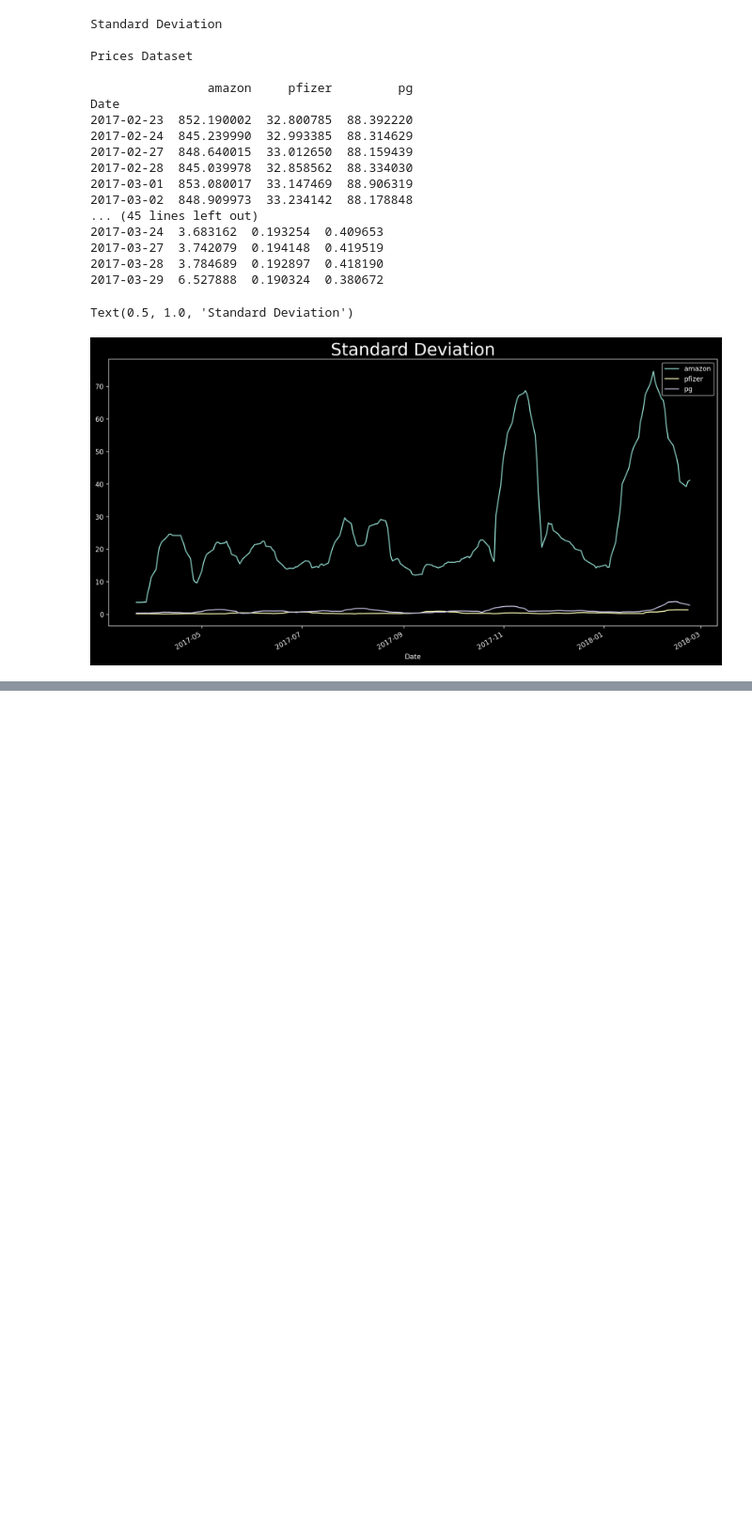
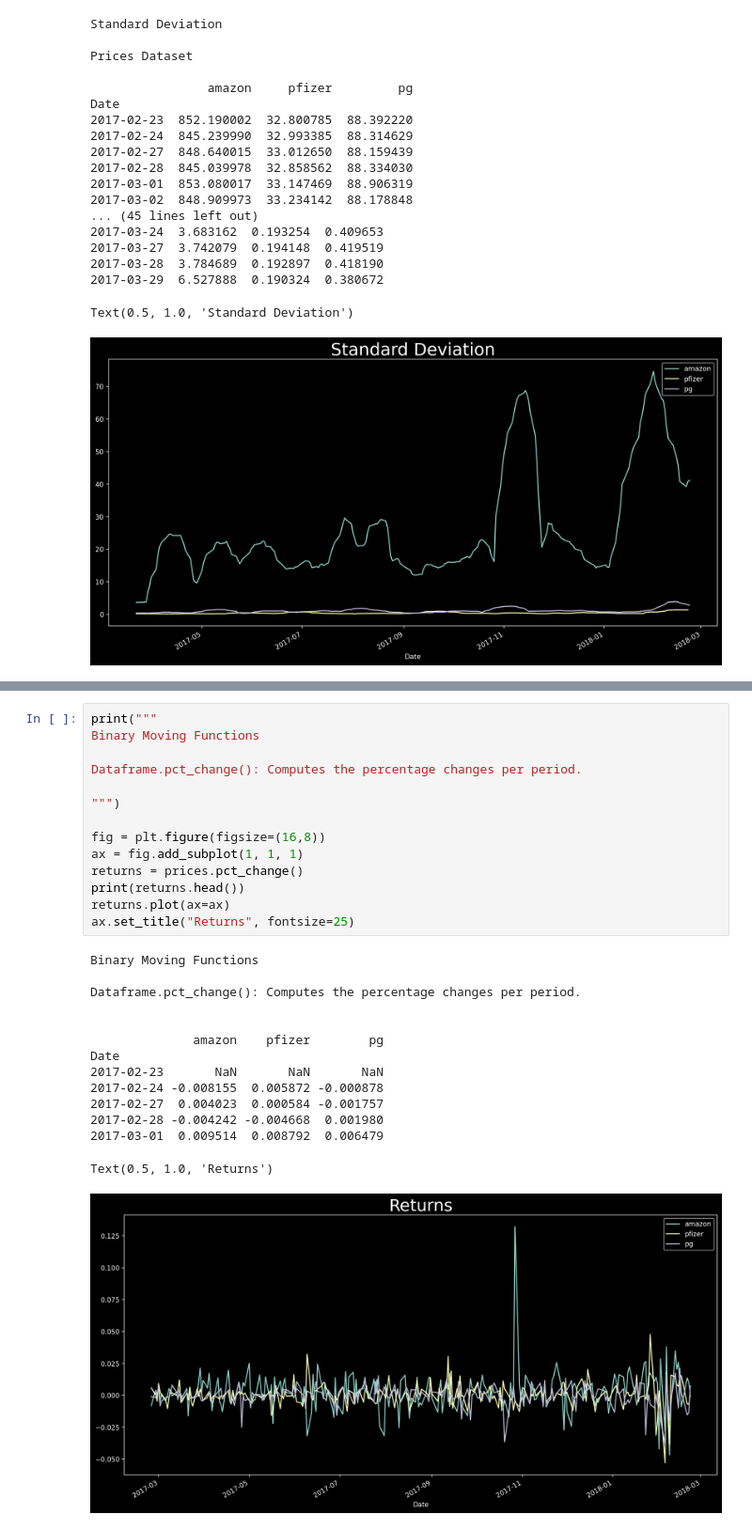
Before and after one commit to rboletcafaro/Time-Series-Forecasting-in-Python, a Jupyter notebook: Time-Series-Forecasting-In-Python.ipynb, the cells around one changed output, grey strips where cells are left out. Shown at 94% size. Saved outputs shown, nothing was run; the diff lists cells and outputs as text; blank space fills up the shorter version.

```diff
--- a/Time-Series-Forecasting-In-Python.ipynb
+++ b/Time-Series-Forecasting-In-Python.ipynb
@@ -183,0 +217,29 @@ Text(0.5, 1.0, 'Standard Deviation')
+# %%
+print("""
+Binary Moving Functions
+
+Dataframe.pct_change(): Computes the percentage changes per period.
+
+""")
+
+fig = plt.figure(figsize=(16,8))
+ax = fig.add_subplot(1, 1, 1)
+returns = prices.pct_change()
+print(returns.head())
+returns.plot(ax=ax)
+ax.set_title("Returns", fontsize=25)
+# %% [output]
+Binary Moving Functions
+
+Dataframe.pct_change(): Computes the percentage changes per period.
+
+
+              amazon    pfizer        pg
+Date
+2017-02-23       NaN       NaN       NaN
+2017-02-24 -0.008155  0.005872 -0.000878
+2017-02-27  0.004023  0.000584 -0.001757
+2017-02-28 -0.004242 -0.004668  0.001980
+2017-03-01  0.009514  0.008792  0.006479
+Text(0.5, 1.0, 'Returns')
+[figure, added]
```
Also changed, not shown: parts of 3 cells of this notebook, 1 other file.
